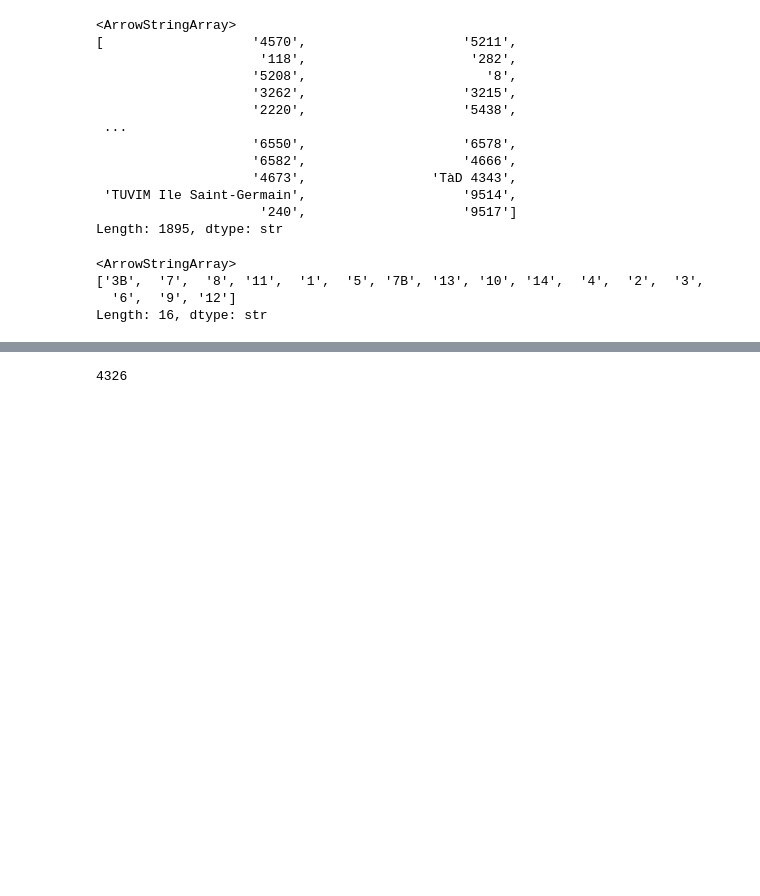
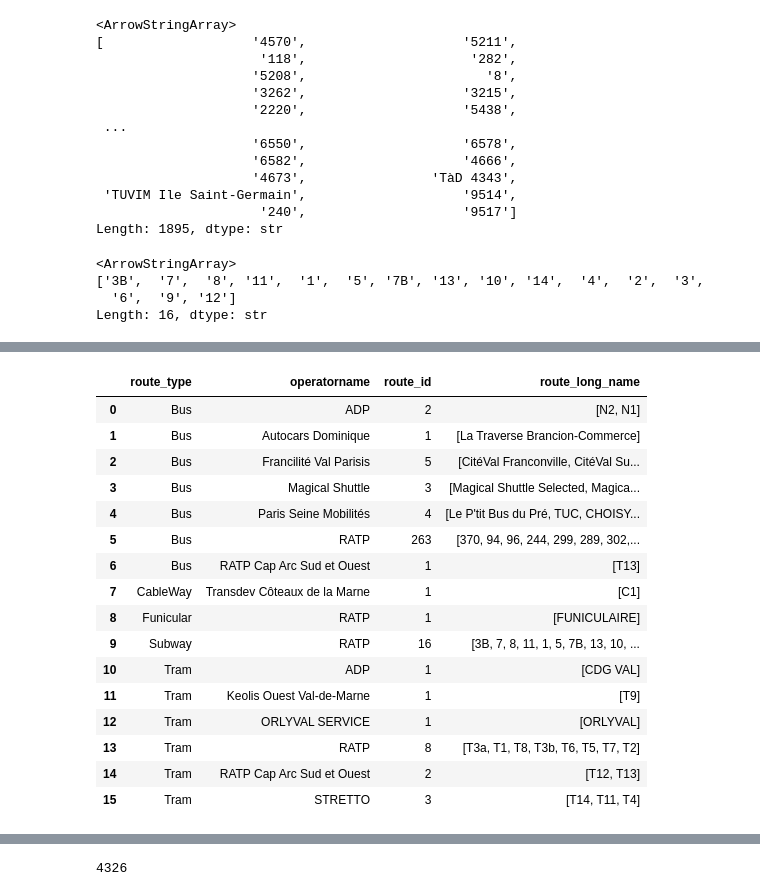
Before and after one commit to gefleury/transports-accessibles-idf, a Jupyter notebook: notebooks/explore_data.ipynb, the cells around one changed output, grey strips where cells are left out. Saved outputs shown, nothing was run; the diff lists cells and outputs as text; code cells hidden in the pictures; blank space fills up the shorter version.

```diff
--- a/notebooks/explore_data.ipynb
+++ b/notebooks/explore_data.ipynb
@@ -116,0 +167,28 @@ gdf.query("`route_long_name` == '14'")
+# %%
+# Investigate the NULL values in the column "networkname"
+(gdf[gdf['networkname'].isna()]
+ .groupby(['route_type', 'operatorname'], as_index=False)
+ [['route_id', 'route_long_name']]
+ .agg(
+    route_id=('route_id', 'count'),
+    route_long_name=('route_long_name', list)
+    )
+)
+# %% [output]
+|  | route_type | operatorname | route_id | route_long_name |
+| 0 | Bus | ADP | 2 | [N2, N1] |
+| 1 | Bus | Autocars Dominique | 1 | [La Traverse Brancion-Commerce] |
+| 2 | Bus | Francilité Val Parisis | 5 | [CitéVal Franconville, CitéVal Su... |
+| 3 | Bus | Magical Shuttle | 3 | [Magical Shuttle Selected, Magica... |
+| 4 | Bus | Paris Seine Mobilités | 4 | [Le P'tit Bus du Pré, TUC, CHOISY... |
+| 5 | Bus | RATP | 263 | [370, 94, 96, 244, 299, 289, 302,... |
+| 6 | Bus | RATP Cap Arc Sud et Ouest | 1 | [T13] |
+| 7 | CableWay | Transdev Côteaux de la Marne | 1 | [C1] |
+| 8 | Funicular | RATP | 1 | [FUNICULAIRE] |
+| 9 | Subway | RATP | 16 | [3B, 7, 8, 11, 1, 5, 7B, 13, 10, ... |
+| 10 | Tram | ADP | 1 | [CDG VAL] |
+| 11 | Tram | Keolis Ouest Val-de-Marne | 1 | [T9] |
+| 12 | Tram | ORLYVAL SERVICE | 1 | [ORLYVAL] |
+| 13 | Tram | RATP | 8 | [T3a, T1, T8, T3b, T6, T5, T7, T2] |
+| 14 | Tram | RATP Cap Arc Sud et Ouest | 2 | [T12, T13] |
+| 15 | Tram | STRETTO | 3 | [T14, T11, T4] |
```
Also changed, not shown: parts of 10 cells of this notebook, 1 other file.
